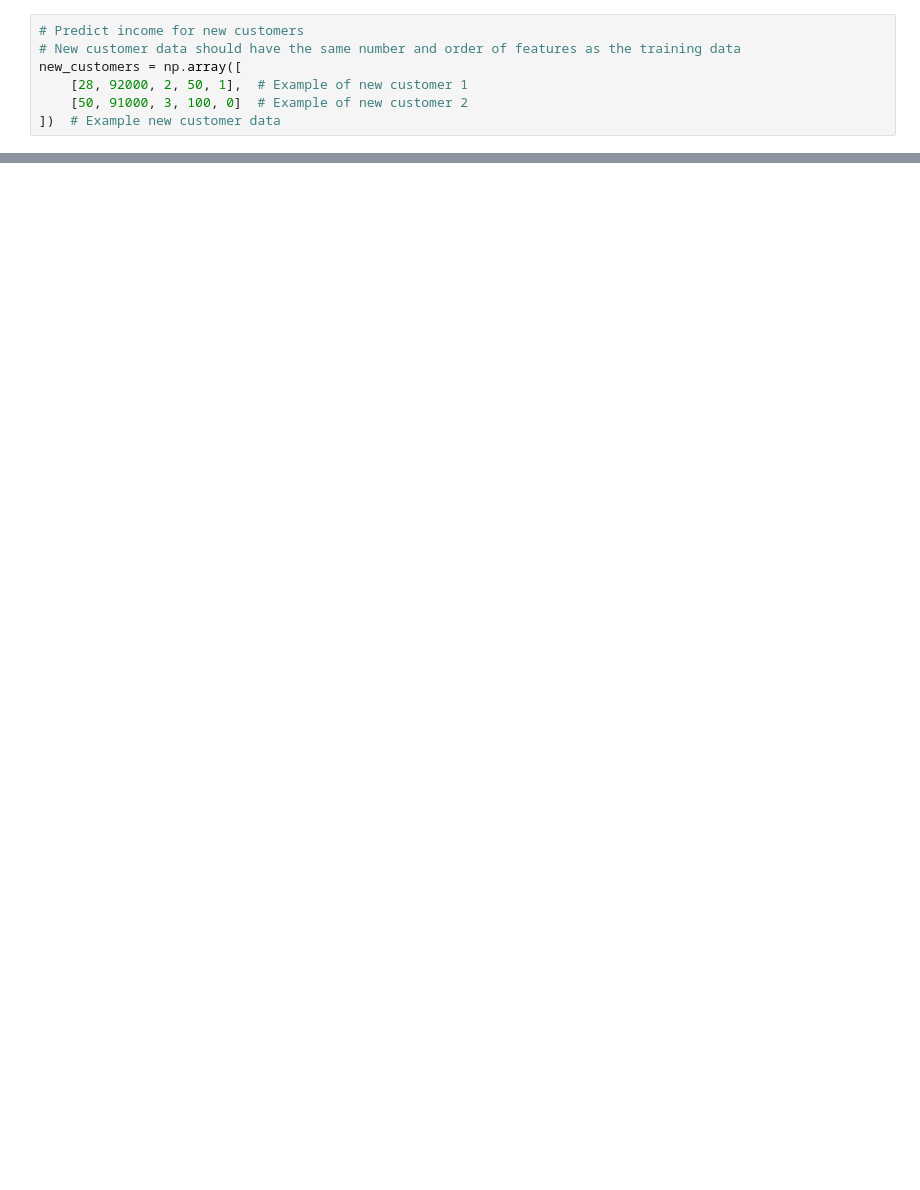
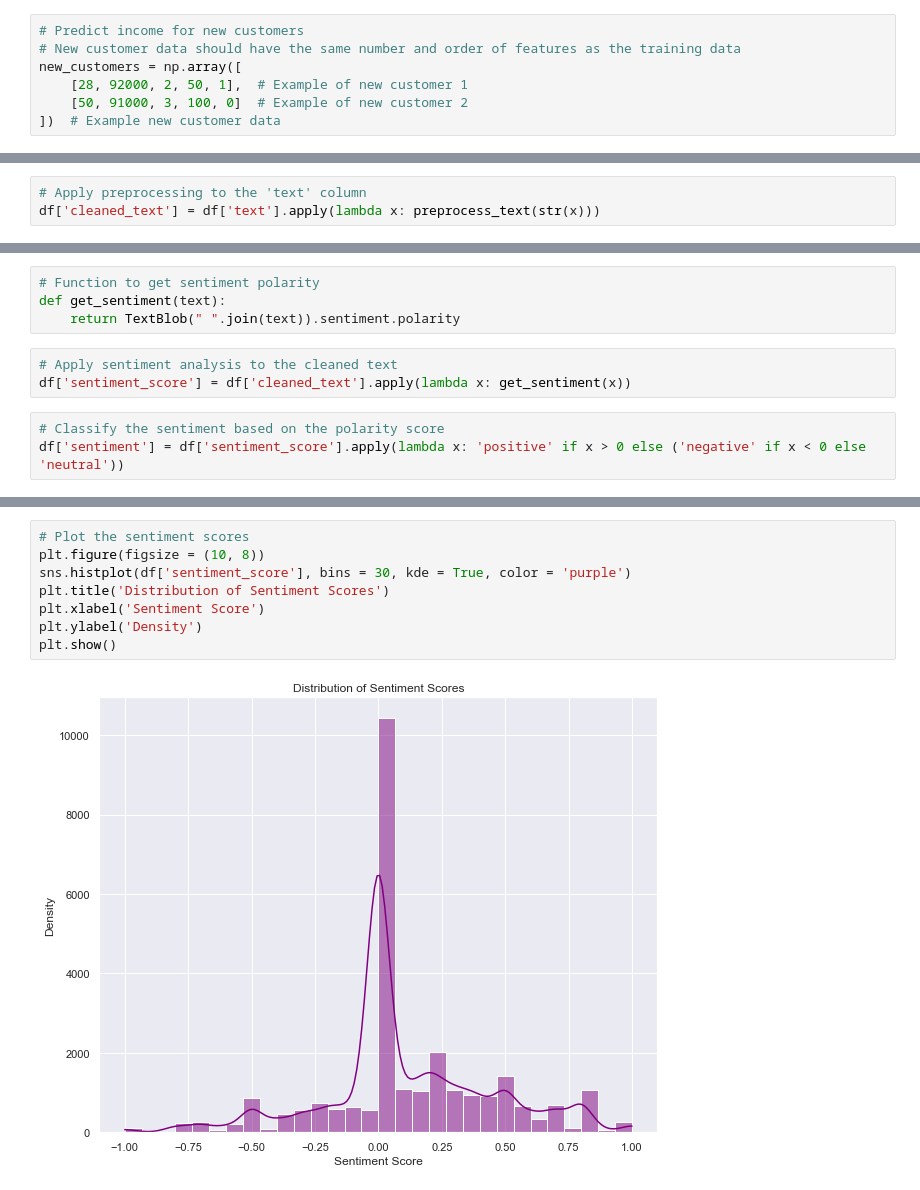
Before and after one commit to Awa25/ML_CA2, a Jupyter notebook: ChiaHuaLin_ML_CA2.ipynb, the cells around one changed output, grey strips where cells are left out. Cells and saved outputs as stored; diff of their text form; blank space fills up the shorter version.

```diff
--- a/ChiaHuaLin_ML_CA2.ipynb
+++ b/ChiaHuaLin_ML_CA2.ipynb
@@ -583,0 +694,3 @@ plt.show()
+# %%
+# Apply preprocessing to the 'text' column
+df['cleaned_text'] = df['text'].apply(lambda x: preprocess_text(str(x)))
@@ -583,0 +709,10 @@ plt.show()
+# %%
+# Function to get sentiment polarity
+def get_sentiment(text):
+    return TextBlob(" ".join(text)).sentiment.polarity
+# %%
+# Apply sentiment analysis to the cleaned text
+df['sentiment_score'] = df['cleaned_text'].apply(lambda x: get_sentiment(x))
+# %%
+# Classify the sentiment based on the polarity score
+df['sentiment'] = df['sentiment_score'].apply(lambda x: 'positive' if x > 0 else ('negative' if x < 0 else 'neutral'))
@@ -583,0 +729,10 @@ plt.show()
+# %%
+# Plot the sentiment scores
+plt.figure(figsize = (10, 8))
+sns.histplot(df['sentiment_score'], bins = 30, kde = True, color = 'purple')
+plt.title('Distribution of Sentiment Scores')
+plt.xlabel('Sentiment Score')
+plt.ylabel('Density')
+plt.show()
+# %% [output]
+[figure, added]
```
Also changed, not shown: parts of 47 cells of this notebook.
